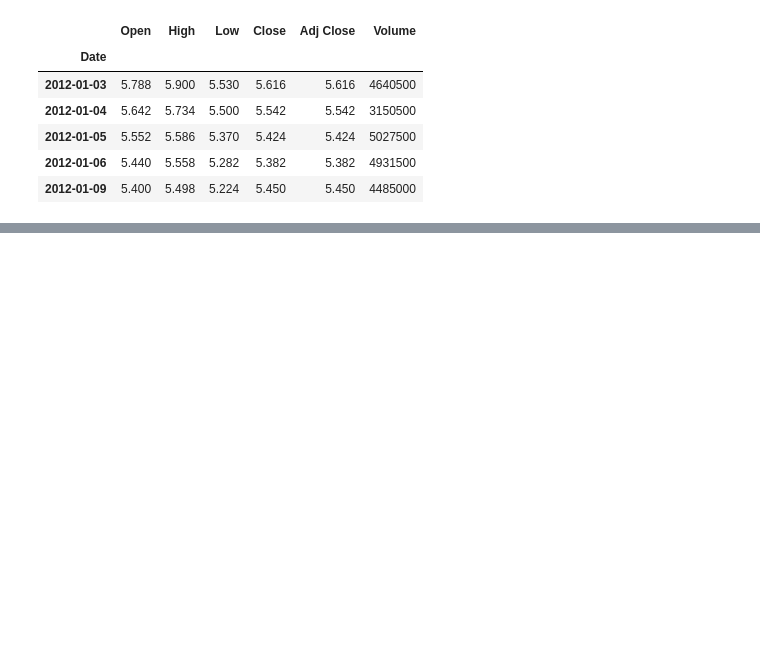
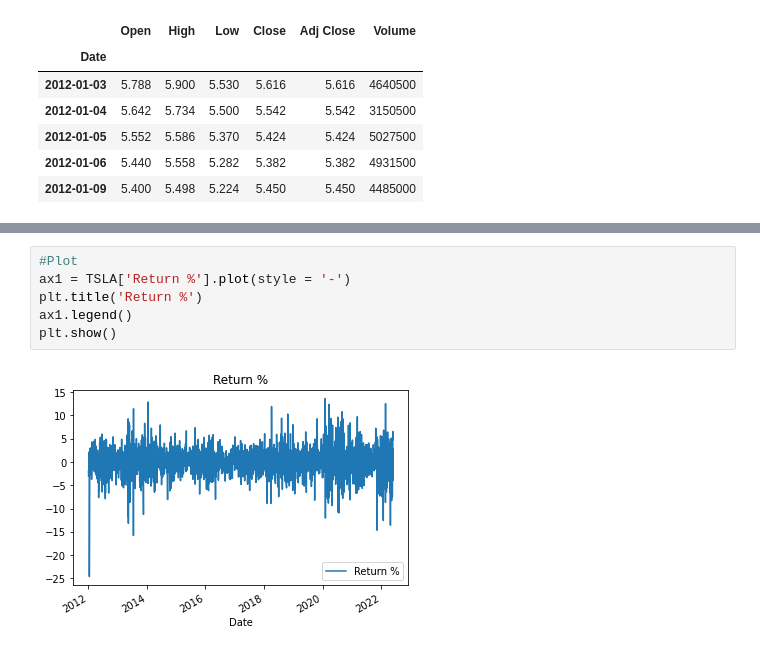
Before and after one commit to shifeng1106/Exploratary-Data-Analysis, a Jupyter notebook: yahoo-finance-stock-data-extraction.ipynb, the cells around one changed output, grey strips where cells are left out. Drawn from its saved outputs; the diff is of its cells as text; blank space fills up the shorter version.

```diff
--- a/yahoo-finance-stock-data-extraction.ipynb
+++ b/yahoo-finance-stock-data-extraction.ipynb
@@ -36,0 +72,8 @@ TSLA.head()
+# %%
+#Plot
+ax1 = TSLA['Return %'].plot(style = '-')
+plt.title('Return %')
+ax1.legend()
+plt.show()
+# %% [output]
+[figure, added]
```
Also changed, not shown: parts of 15 cells of this notebook.
